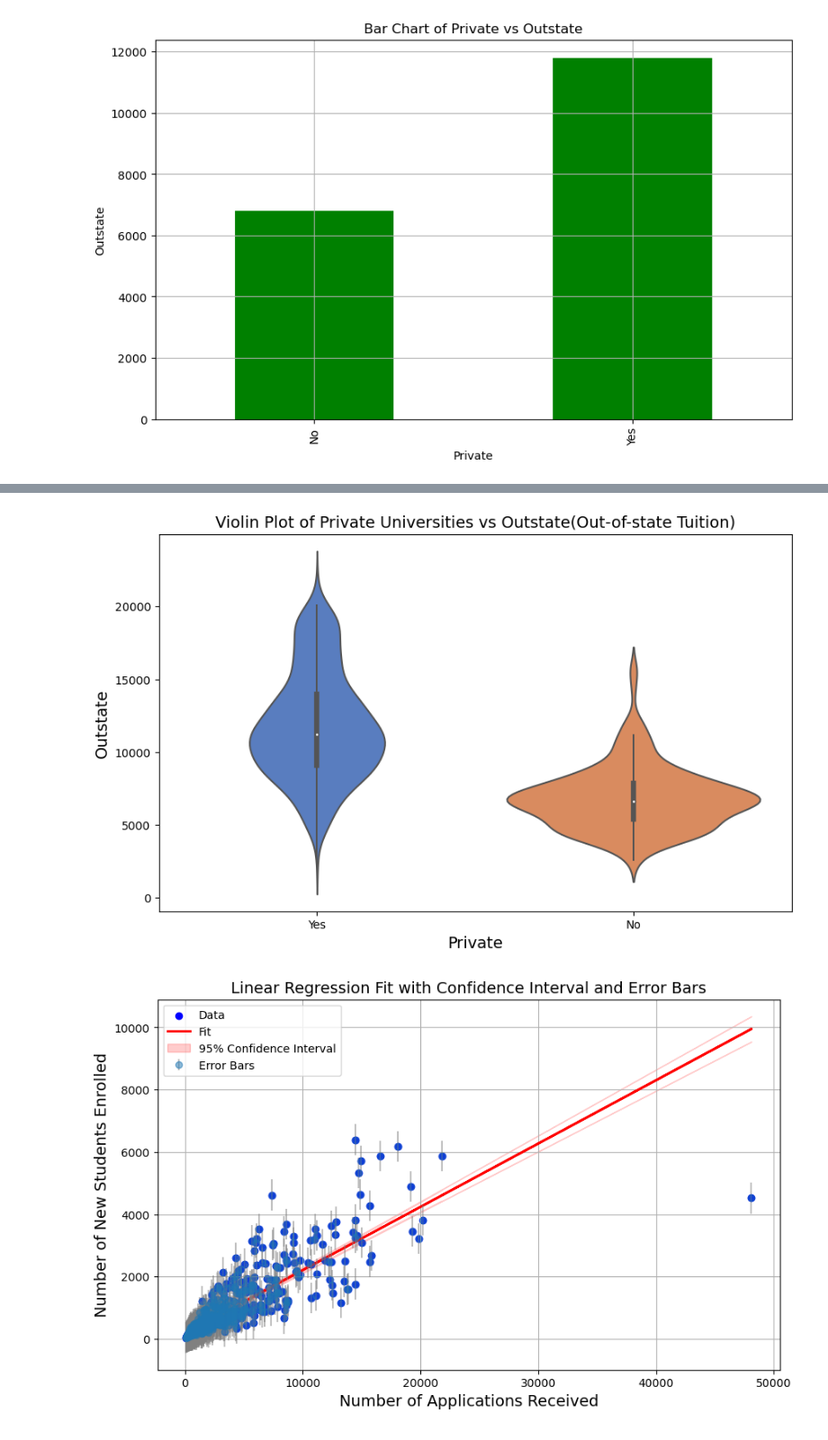
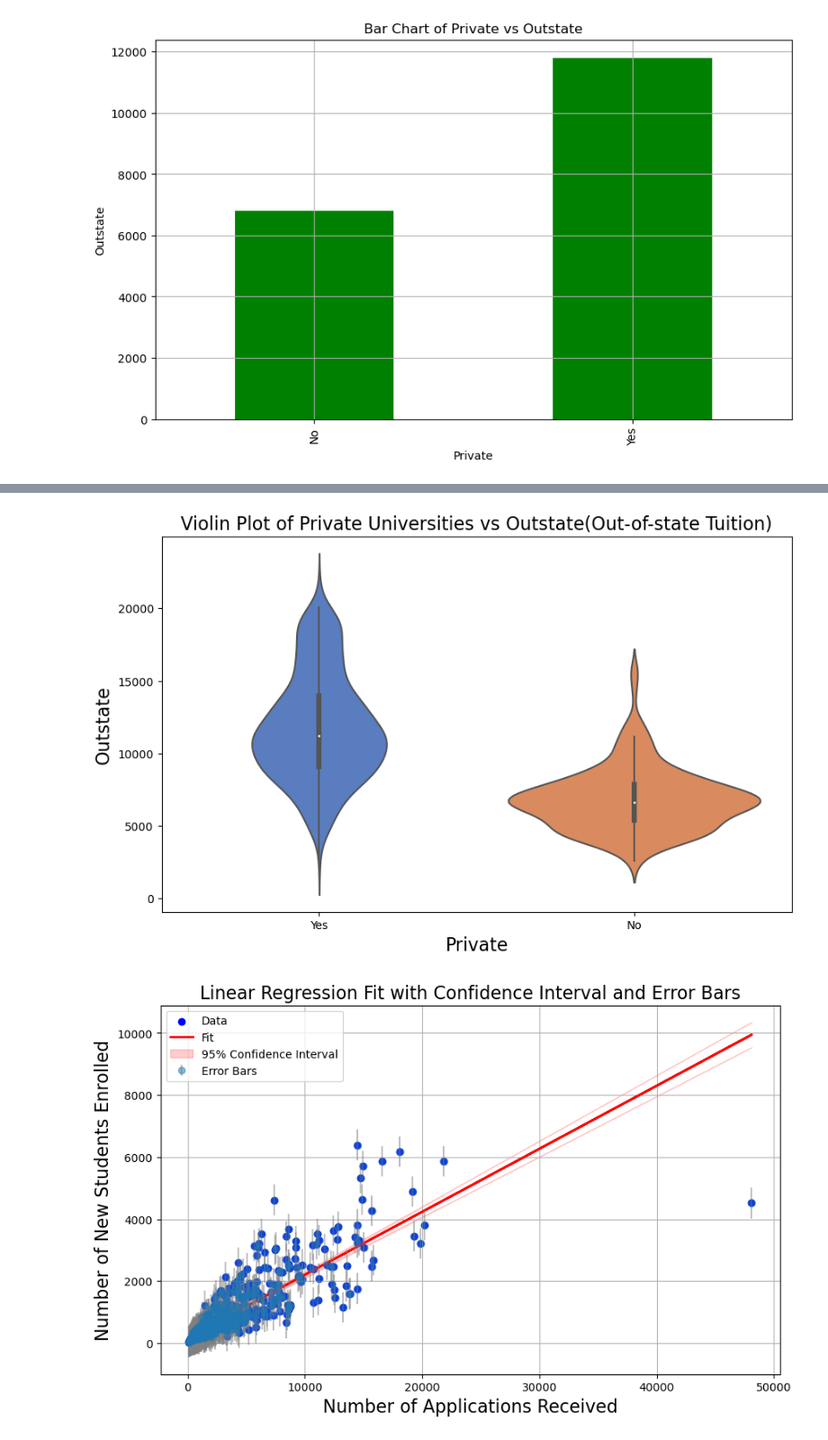
Before and after one commit to sajal329/Data-Clustering-and-Fitting, a Jupyter notebook: clustering.ipynb, the cells around one changed output, grey strips where cells are left out. Shown at 90% size. Drawn from its saved outputs; the diff is of its cells as text; code cells hidden in the pictures.

```diff
--- a/clustering.ipynb
+++ b/clustering.ipynb
@@ -197,15 +197,15 @@ def plot_violin(data, x_column, y_column):
     """
     plt.figure(figsize=(10, 6))
     sns.violinplot(x=data[x_column], y=data[y_column], palette="muted")
-    plt.xlabel(x_column, fontsize=14)
-    plt.ylabel(y_column, fontsize=14)
-    plt.title(f'Violin Plot of {x_column} Universities vs {y_column}(Out-of-state Tuition)', fontsize=14)
+    plt.xlabel(x_column, fontsize=16)
+    plt.ylabel(y_column, fontsize=16)
+    plt.title(f'Violin Plot of {x_column} Universities vs {y_column}(Out-of-state Tuition)', fontsize=16)
     plt.savefig(f'plots/violin_{x_column}_vs_{y_column}.png')
     plt.show()
 
 plot_violin(df, 'Private', 'Outstate')
 # %% [output]
-[figure, old version]
+[figure, new version]
 # %%
 def perform_linear_regression(X, y):
     """
@@ -239,37 +239,37 @@ def plot_fit(X, y, params, cov):
     y_fit = params[0] * X + params[1]
 
     # Calculate the standard deviation of the fit
     n = len(y)
     residuals = y - y_fit
     residual_std_error = np.sqrt(np.sum(residuals**2) / (n - 2))  # Standard error of residuals
     ci = 1.96 * residual_std_error * np.sqrt(1 / n + (X - np.mean(X))**2 / np.sum((X - np.mean(X))**2))  # 95% confidence interval
 
     # Plotting the data and the fit
     plt.figure(figsize=(10, 6))
     plt.scatter(X, y, color='blue', label='Data')
     plt.plot(X, y_fit, color='red', linewidth=2, label='Fit')
 
     # Plotting the confidence interval
     plt.fill_between(X, y_fit - ci, y_fit + ci, color='red', alpha=0.2, label='95% Confidence Interval')
 
     # Plotting error bars
     plt.errorbar(X, y, yerr=residual_std_error, fmt='o', ecolor='gray', alpha=0.5, label='Error Bars')
 
-    plt.xlabel('Number of Applications Received', fontsize=14)
-    plt.ylabel('Number of New Students Enrolled', fontsize=14)
-    plt.title('Linear Regression Fit with Confidence Interval and Error Bars', fontsize=14)
+    plt.xlabel('Number of Applications Received', fontsize=16)
+    plt.ylabel('Number of New Students Enrolled', fontsize=16)
+    plt.title('Linear Regression Fit with Confidence Interval and Error Bars', fontsize=16)
     plt.legend()
     plt.grid(True)
     plt.savefig('plots/linear_regression_fit.png')
     plt.show()
 
 # Use 'Apps' as X and 'Enroll' as y
 X = df['Apps'].values
 y = df['Enroll'].values
 params, cov = perform_linear_regression(X, y)
 plot_fit(X, y, params, cov)
 # %% [output]
-[figure, old version]
+[figure, new version]
 # %%
 def find_optimal_clusters(data, max_k):
     """
```
Also changed, not shown: parts of 5 cells of this notebook, 8 other files.
